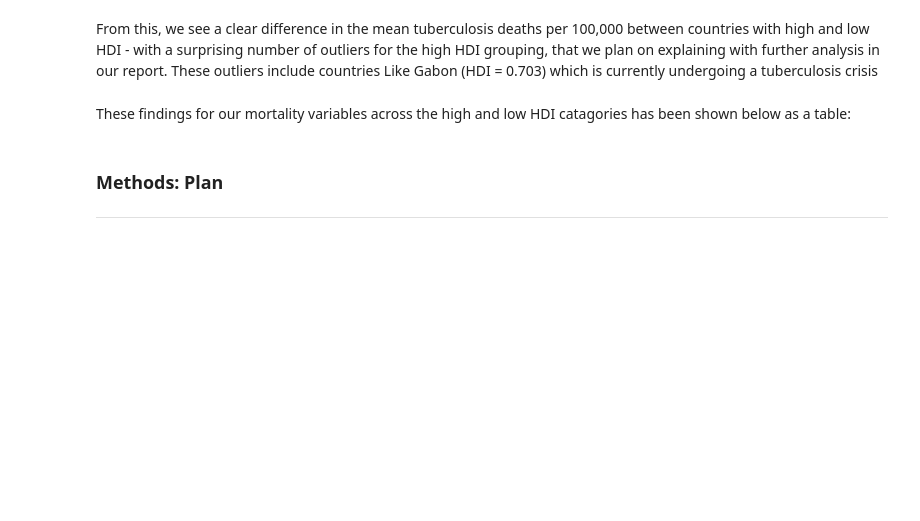
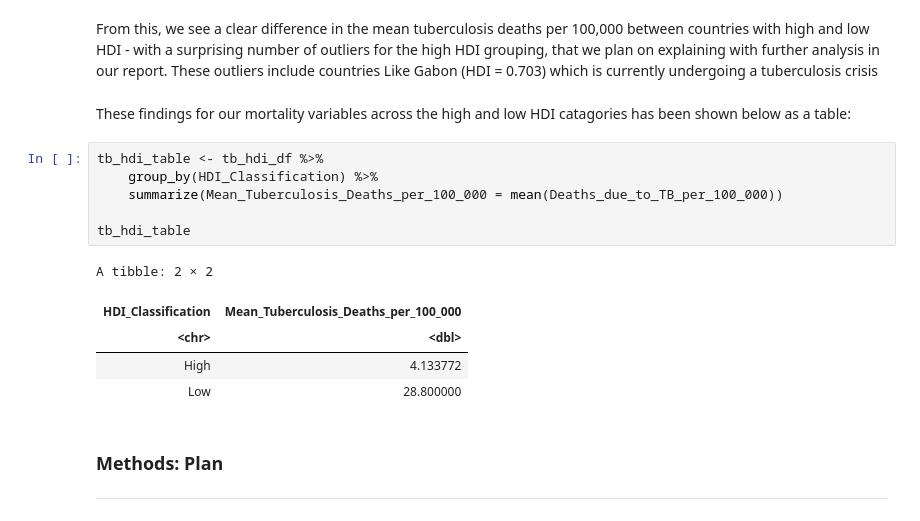
Before and after one commit to Remembria/Group-38-Project-Proposal, a Jupyter notebook: Group 38 Project Proposal.ipynb, the cells around one changed output. Drawn from its saved outputs; the diff is of its cells as text; blank space fills up the shorter version.

```diff
--- a/Group 38 Project Proposal.ipynb
+++ b/Group 38 Project Proposal.ipynb
@@ -215,6 +196,18 @@ hdi_tb_boxplot
 From this, we see a clear difference in the mean tuberculosis deaths per 100,000 between countries with high and low HDI - with a surprising number of outliers for the high HDI grouping, that we plan on explaining with further analysis in our report. These outliers include countries Like Gabon (HDI = 0.703) which is currently undergoing a tuberculosis crisis
 # %% [markdown]
 These findings for our mortality variables across the high and low HDI catagories has been shown below as a table:
+# %%
+tb_hdi_table <- tb_hdi_df %>%
+    group_by(HDI_Classification) %>%
+    summarize(Mean_Tuberculosis_Deaths_per_100_000 = mean(Deaths_due_to_TB_per_100_000))
+
+tb_hdi_table
+# %% [output]
+A tibble: 2 × 2
+| HDI_Classification | Mean_Tuberculosis_Deaths_per_100_000 |
+| <chr> | <dbl> |
+| High | 4.133772 |
+| Low | 28.800000 |
 # %% [markdown]
 <h3>Methods: Plan</h3>
 <hr>
```
Also changed, not shown: parts of 7 cells of this notebook.
